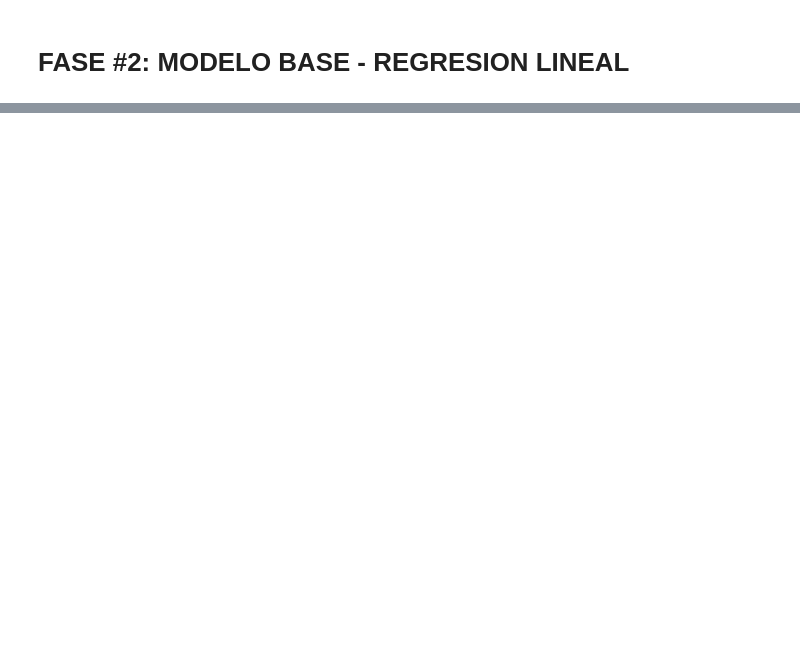
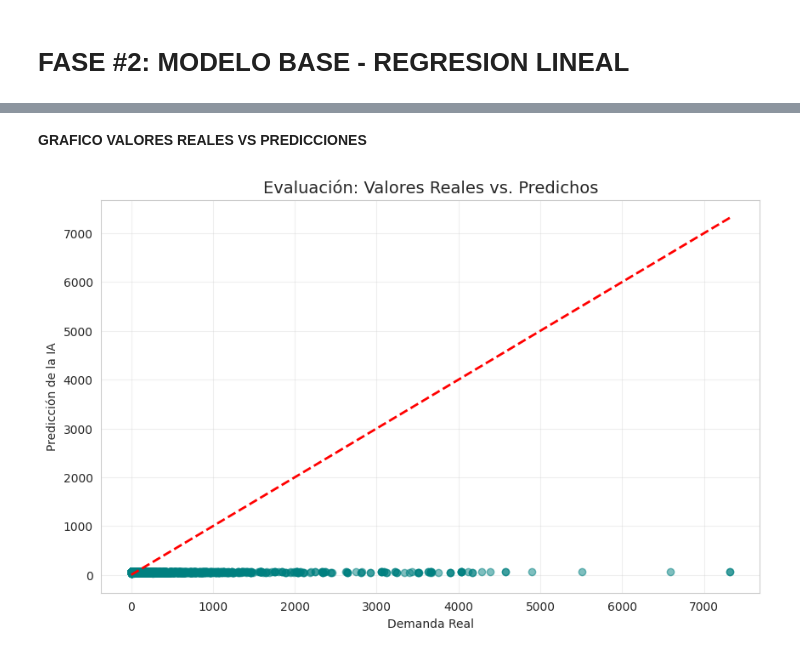
Before and after one commit to victoregomezf-maker/seminario, a Jupyter notebook: Predicción_de_demanda_insumos_medicos.ipynb, the cells around one changed output, grey strips where cells are left out. Cells and saved outputs as stored; diff of their text form; code cells hidden in the pictures; blank space fills up the shorter version.

```diff
--- a/Predicción_de_demanda_insumos_medicos.ipynb
+++ b/Predicción_de_demanda_insumos_medicos.ipynb
@@ -325,0 +322,21 @@ plt.show()
+# %%
+from sklearn.preprocessing import LabelEncoder
+from sklearn.model_selection import train_test_split
+from sklearn.linear_model import LinearRegression
+from sklearn.metrics import mean_squared_error, r2_score
+import matplotlib.pyplot as plt
+import seaborn as sns
+
+# 1. Codificamos el nombre del producto a un ID numérico
+le = LabelEncoder()
+df_final['Producto_ID'] = le.fit_transform(df_final['Producto'])
+
+# 2. Definimos nuestras variables de entrada (X) y lo que queremos predecir (y)
+# Usamos Mes, Día y el ID del Producto como tus referencias
+X = df_final[['Month_Num', 'Dia', 'Producto_ID']]
+y = df_final['Cantidad']
+
+# 3. Dividimos los datos (70% entrenamiento, 30% prueba)
+X_train, X_test, y_train, y_test = train_test_split(X, y, test_size=0.3, random_state=42)
+
+print(f"✅ Datos preparados: {len(X_train)} filas para entrenamiento.")
@@ -326,2 +345,13 @@ plt.show()
 # %% [markdown]
 # **FASE #2: MODELO BASE - REGRESION LINEAL**
+# %%
+# Inicializamos y entrenamos el modelo
+modelo_lr = LinearRegression()
+modelo_lr.fit(X_train, y_train)
+
+# Realizamos las predicciones con los datos de prueba
+y_pred = modelo_lr.predict(X_test)
+
+# Calculamos métricas de precisión
+mse = mean_squared_error(y_test, y_pred)
+r2 = r2_score(y_test, y_pred)
@@ -327,0 +426,14 @@ plt.show()
+# %% [markdown]
+**GRAFICO VALORES REALES VS PREDICCIONES**
+# %%
+plt.figure(figsize=(10, 6))
+plt.scatter(y_test, y_pred, alpha=0.5, color='teal')
+plt.plot([y_test.min(), y_test.max()], [y_test.min(), y_test.max()], 'r--', lw=2)
+
+plt.title('Evaluación: Valores Reales vs. Predichos', fontsize=14)
+plt.xlabel('Demanda Real')
+plt.ylabel('Predicción de la IA')
+plt.grid(True, alpha=0.3)
+plt.show()
+# %% [output]
+[figure, added]
```
Also changed, not shown: parts of 17 cells of this notebook.
